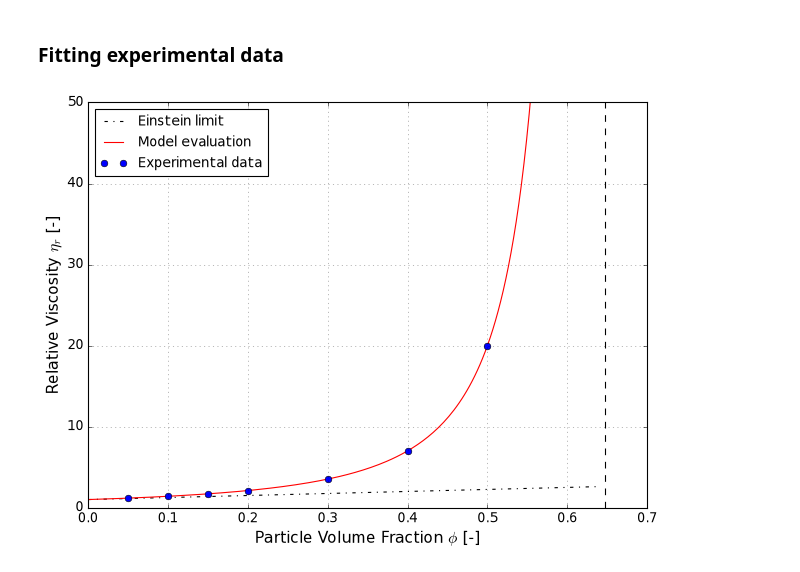
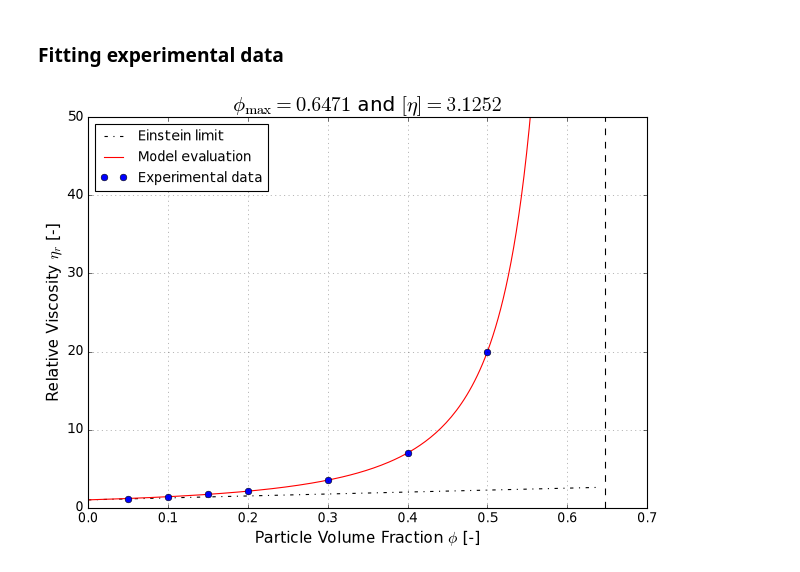
Before and after one commit to wallytutor/python-bootstrap, a Jupyter notebook: notebooks/sample.ipynb, the cells around one changed output. Saved outputs shown, nothing was run; the diff lists cells and outputs as text; code cells hidden in the pictures.

Commit message:
Added title to plot

```diff
--- a/notebooks/sample.ipynb
+++ b/notebooks/sample.ipynb
@@ -133,19 +133,25 @@ fig.tight_layout()
 # %%
 df = pd.read_csv("sample.dat", sep=r"\s+", header=None)
 
 phi_data = df[0].to_numpy()
 eta_data = df[1].to_numpy()
 
 popt, _ = fit_krieger_dougherty_model(phi_data, eta_data)
+
 phi_max, eta_int = popt
+phi_eval, eta_eval = krieger_dougherty_eval(phi_max, eta_int)
 
-phi_eval, eta_eval = krieger_dougherty_eval(phi_max, eta_int)
+title = (
+    f"$\\phi_{{\\text{{max}}}} = {phi_max:.4f}$"
+    f" and $[\\eta] = {eta_int:.4f}$"
+)
 
 fig, ax = get_krieger_dougherty_plot(phi=phi, phi_max=phi_max)
 ax.plot(phi_eval, eta_eval, "r-", label="Model evaluation")
 ax.plot(phi_data, eta_data, "bo", label="Experimental data")
 ax.legend(loc=2, fontsize=12)
+ax.set_title(title, fontsize=18)
 ax.set_ylim(0, 50)
 fig.tight_layout()
 # %% [output]
-[figure, old version]
+[figure, new version]
```
